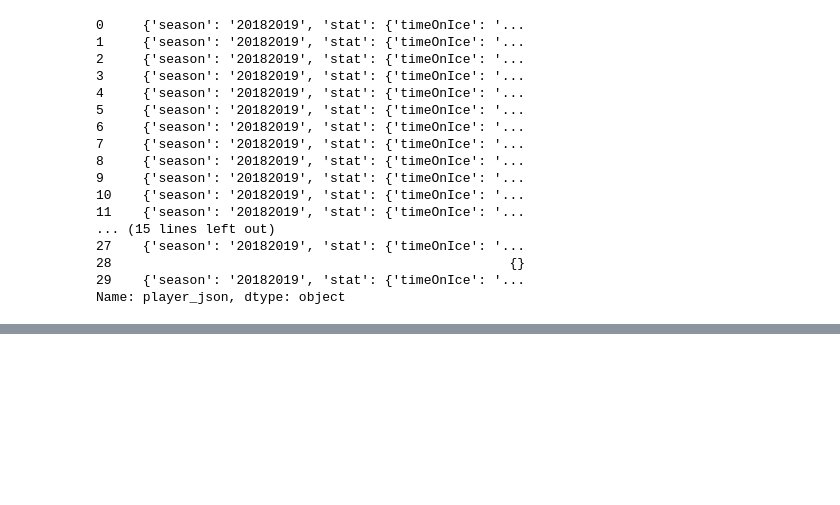
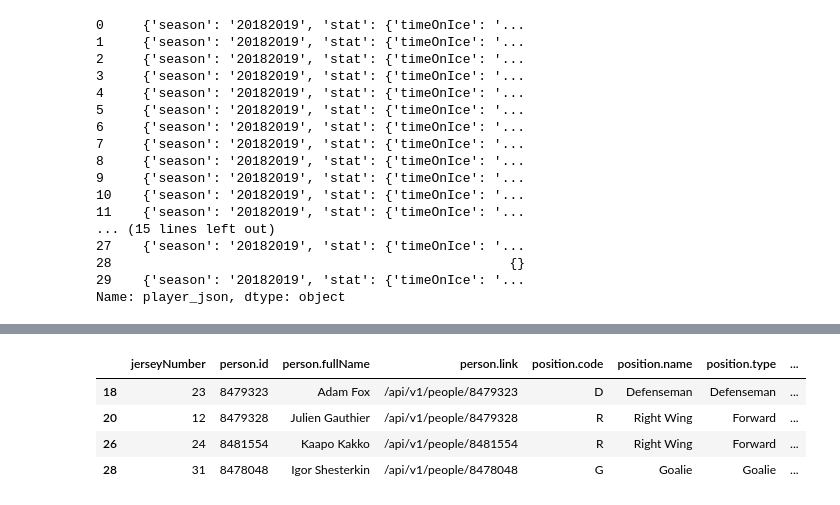
Before and after one commit to nickpaul7/python_api_notebooks, a Jupyter notebook: python_nhl_api.ipynb, the cells around one changed output, grey strips where cells are left out. Saved outputs shown, nothing was run; the diff lists cells and outputs as text; code cells hidden in the pictures; blank space fills up the shorter version.

```diff
--- a/python_api_workflow.ipynb
+++ b/python_nhl_api.ipynb
@@ -339,0 +319,9 @@ pd.json_normalize(df_rangers_roster["player_json"])
+# %%
+df_rangers_stats_2018_2019 = pd.json_normalize(df_rangers_roster["player_json"])
+df_rangers_roster[df_rangers_stats_2018_2019['season'].isnull().values]
+# %% [output]
+|  | jerseyNumber | person.id | person.fullName | person.link | position.code | position.name | position.type | ... |
+| 18 | 23 | 8479323 | Adam Fox | /api/v1/people/8479323 | D | Defenseman | Defenseman | ... |
+| 20 | 12 | 8479328 | Julien Gauthier | /api/v1/people/8479328 | R | Right Wing | Forward | ... |
+| 26 | 24 | 8481554 | Kaapo Kakko | /api/v1/people/8481554 | R | Right Wing | Forward | ... |
+| 28 | 31 | 8478048 | Igor Shesterkin | /api/v1/people/8478048 | G | Goalie | Goalie | ... |
```
Also changed, not shown: parts of 4 cells of this notebook.
